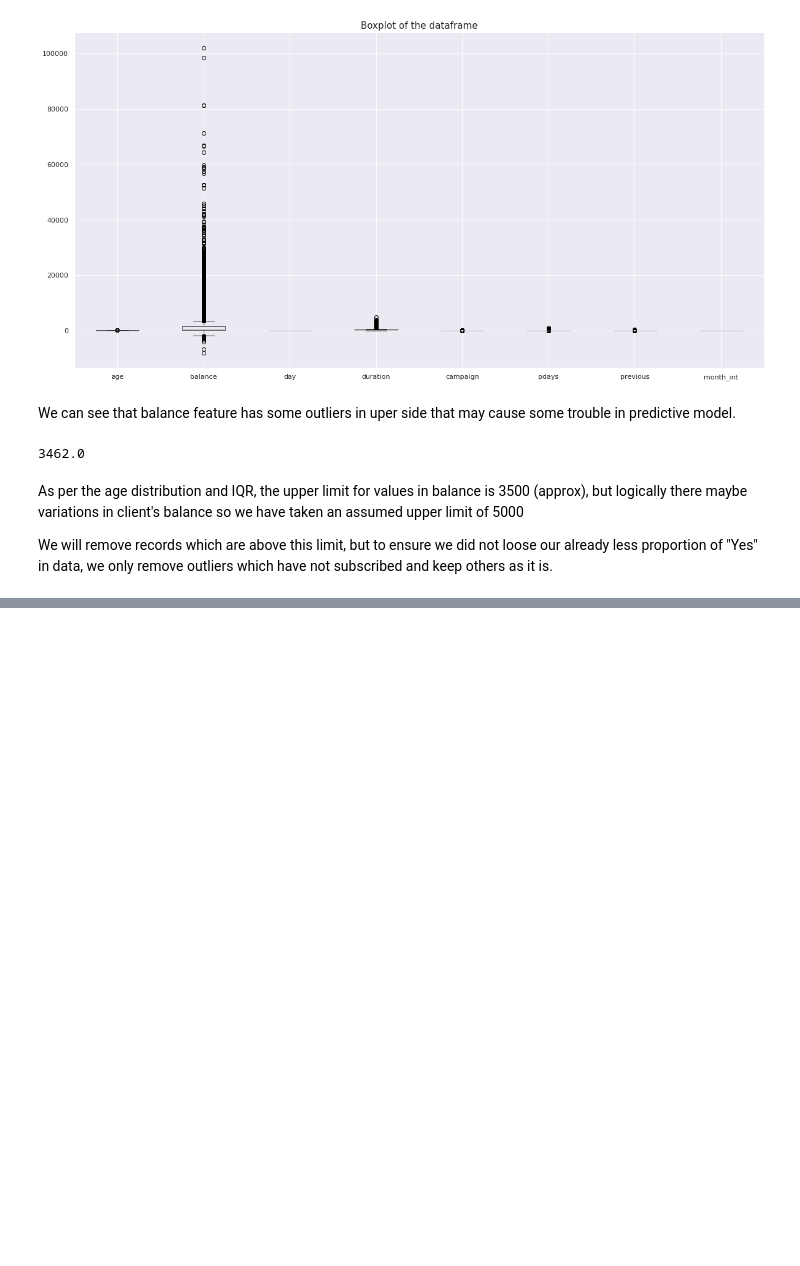
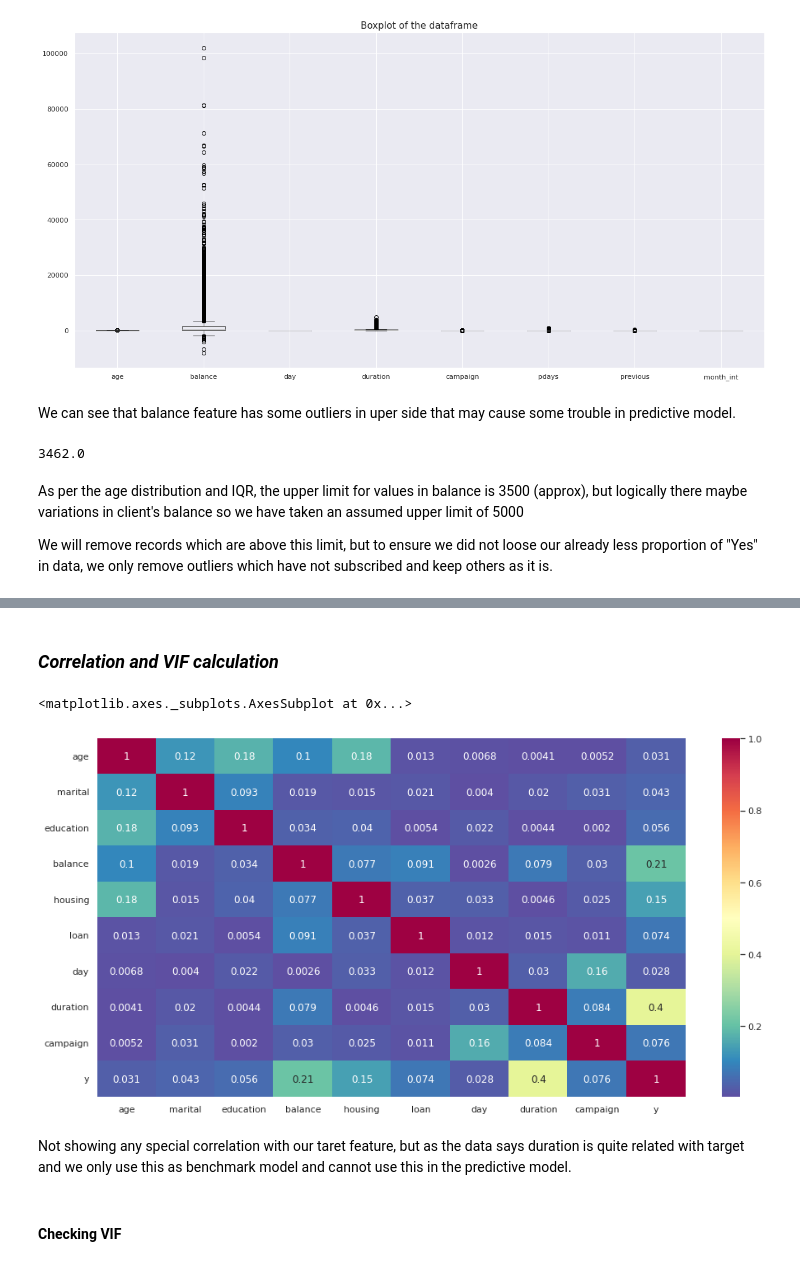
Before and after one commit to GuptaRitik/Marketing-Effectiveness-Prediction, a Jupyter notebook: Bank_Marketing_Effectiveness_Prediction_Capstone_Project.ipynb, the cells around one changed output, grey strips where cells are left out. Cells and saved outputs as stored; diff of their text form; code cells hidden in the pictures; blank space fills up the shorter version.

```diff
--- a/Bank_Marketing_Effectiveness_Prediction_Capstone_Project.ipynb
+++ b/Bank_Marketing_Effectiveness_Prediction_Capstone_Project.ipynb
@@ -538,0 +579,17 @@ df = df.drop(drop_index)
+# %%
+# creating function to convert month number into quarter.
+def quarter_converter(month):
+  if month <=3:
+    return 'Q_1'
+
+  elif month <=6:
+    return 'Q_2'
+
+  elif month <=9:
+    return 'Q_3'
+
+  else:
+    return 'Q_4'
+
+
+df.loc[:,'month'] = df['month_int'].apply(quarter_converter)
@@ -538,0 +598,16 @@ df = df.drop(drop_index)
+# %%
+# encoded 0,1,2 for divorced, single and married
+df['marital'] = df['marital'].map({'divorced':0, 'single':1, 'married':2})
+
+# encoded education feature as its carries an ordinal weight
+df['education'] = df['education'].map({'other':0, 'primary':1, 'secondary':2, 'tertiary':3})
+
+# encoding yes and no of housing and loan
+df['housing'] = df['housing'].map({'no':0, 'yes':1})
+df['loan'] = df['loan'].map({'no':0, 'yes':1})
+
+# Encoding Target variable
+df['y'] = df['y'].map({'no':0, 'yes':1})
+
+# Dropping unimportant feature, as we created alternative
+df = df.drop(['default', 'month_int', 'pdays'], axis=1)
@@ -538,0 +627,17 @@ df = df.drop(drop_index)
+# %% [markdown]
+### *Correlation and VIF calculation*
+# %%
+corr= abs(df.corr())
+matrix = np.triu(corr) # trimming the above triangle of matrix
+
+# plotting it as the heatmap
+fig = plt.figure(figsize=(16,8))
+ax = fig.add_subplot(111)
+sns.heatmap(corr,annot=True, cmap='Spectral_r')
+# %% [output]
+<matplotlib.axes._subplots.AxesSubplot at 0x...>
+[figure, added]
+# %% [markdown]
+Not showing any special correlation with our taret feature, but as the data says duration is quite related with target and we only use this as benchmark model and cannot use this in the predictive model.
+# %% [markdown]
+#### Checking VIF
```
Also changed, not shown: parts of 21 cells of this notebook.
